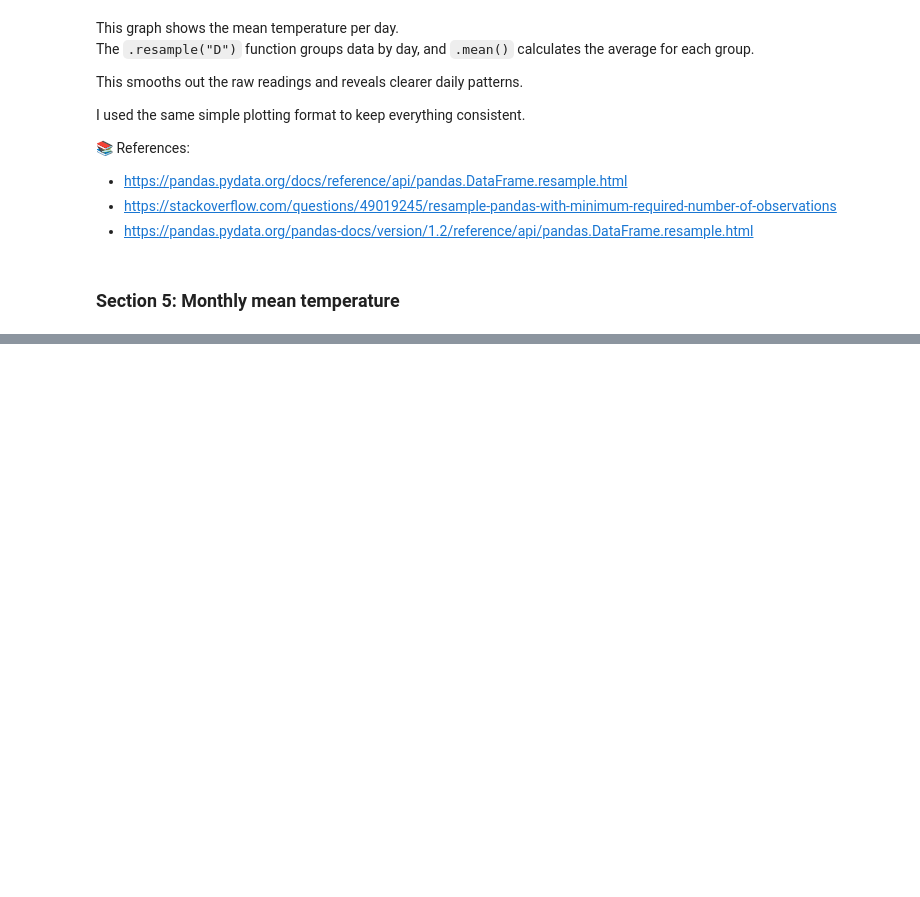
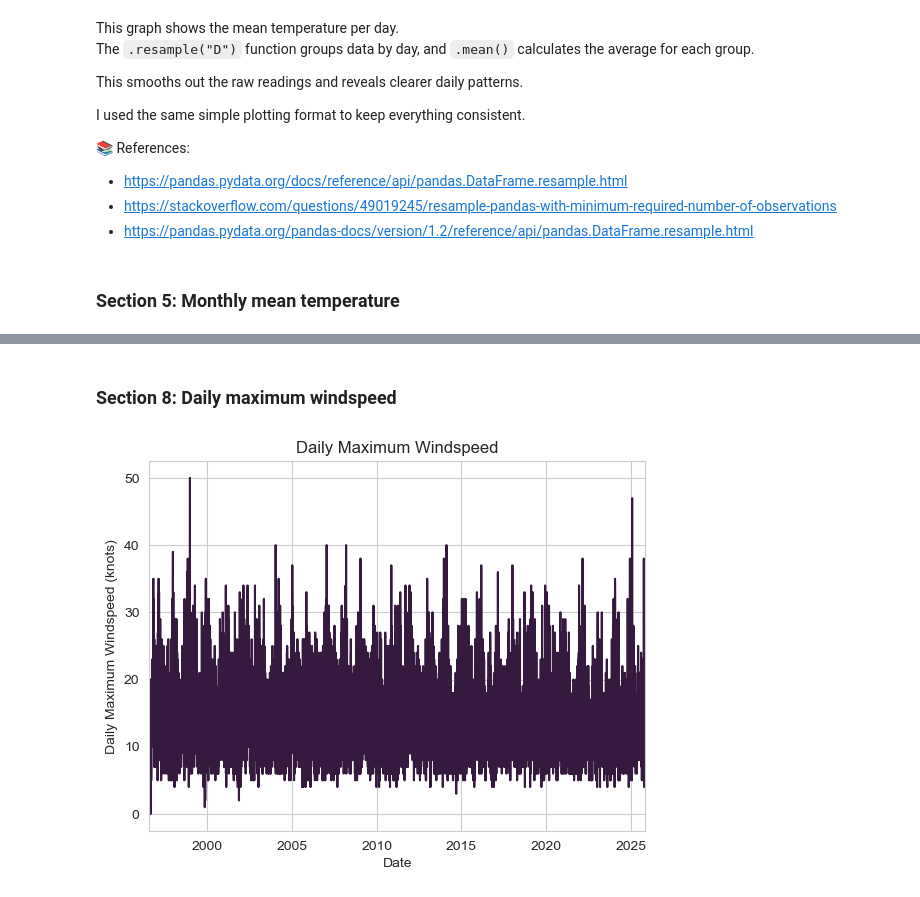
Before and after one commit to tihana-gray/programming-for-data-analytics, a Jupyter notebook: assignments/assignment06-weather.ipynb, the cells around one changed output, grey strips where cells are left out. Drawn from its saved outputs; the diff is of its cells as text; code cells hidden in the pictures; blank space fills up the shorter version.

```diff
--- a/assignments/assignment06-weather.ipynb
+++ b/assignments/assignment06-weather.ipynb
@@ -179,0 +260,23 @@ The "M" frequency in .resample("M") groups the data by each calendar month.
+# %% [markdown]
+### Section 8: Daily maximum windspeed
+# %%
+# Calculating the maximum windspeed for each day
+daily_max_windspeed = df["wdsp"].resample("D").max()
+# "D" groups data into daily bins; max() selects the highest windspeed each day
+# https://pandas.pydata.org/docs/reference/api/pandas.Series.resample.html
+
+# Applying seaborn styling and colour palette
+sns.set_style("whitegrid")
+sns.set_palette(sns.color_palette("rocket"))
+
+# Plotting the daily maximum windspeed
+daily_max_windspeed.plot()
+# https://pandas.pydata.org/docs/reference/api/pandas.Series.plot.html
+
+plt.title("Daily Maximum Windspeed")
+plt.xlabel("Date")
+plt.ylabel("Daily Maximum Windspeed (knots)")
+
+plt.show()
+# %% [output]
+[figure, added]
```
Also changed, not shown: parts of 16 cells of this notebook.
